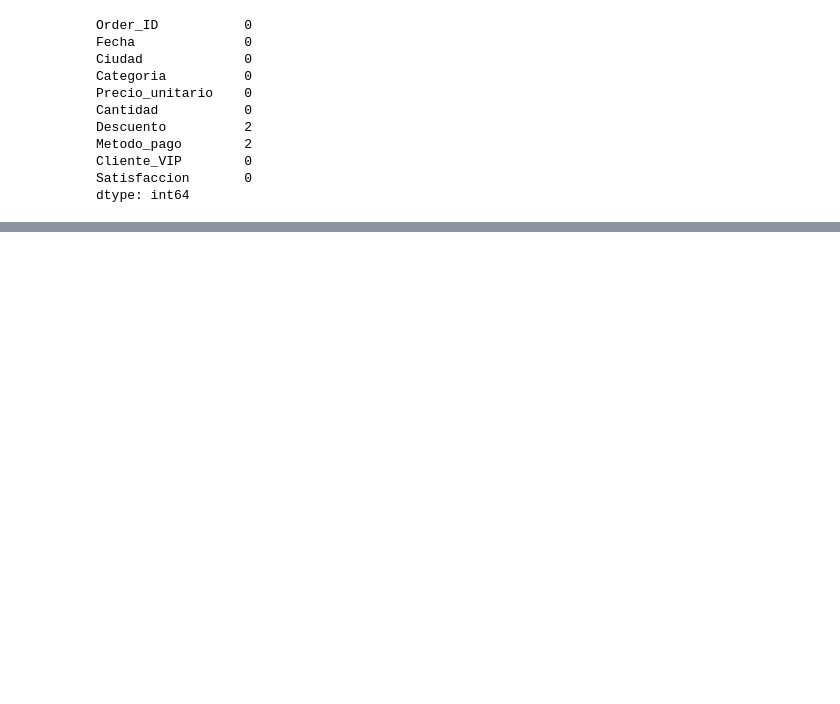
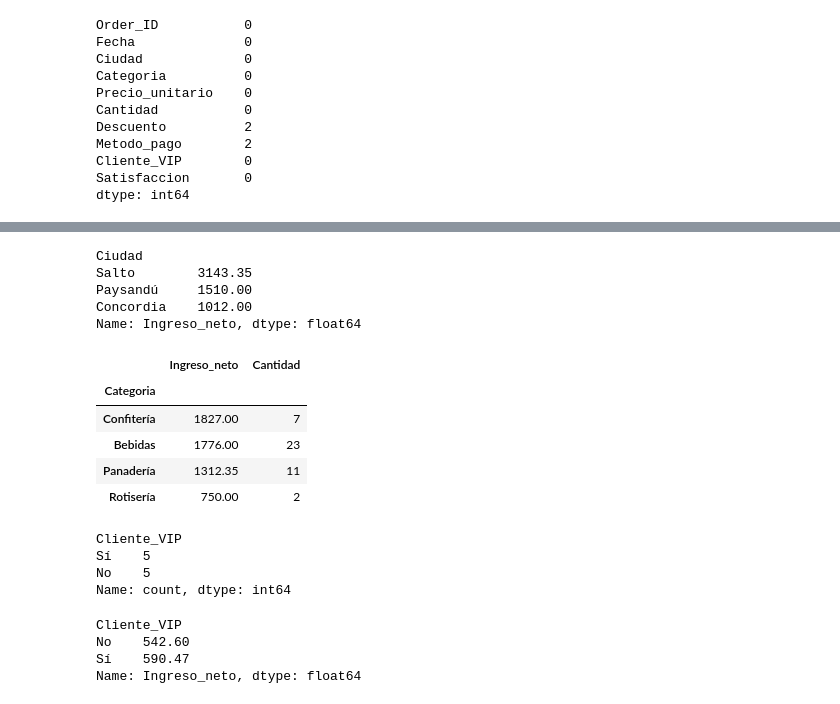
Before and after one commit to ramiro-pereirasft/practica-3-data-cleaning, a Jupyter notebook: notebooks/p3.ipynb, the cells around one changed output, grey strips where cells are left out. Drawn from its saved outputs; the diff is of its cells as text; code cells hidden in the pictures; blank space fills up the shorter version.

```diff
--- a/notebooks/p3.ipynb
+++ b/notebooks/p3.ipynb
@@ -350,0 +374,3 @@ df['Descuento'] = df['Descuento'].fillna(0)
+# %%
+df['Ingreso_bruto'] = df['Precio_unitario'] * df['Cantidad']
+df['Ingreso_neto'] = df['Ingreso_bruto'] * (1 - df['Descuento'])
@@ -350,0 +386,2 @@ df['Descuento'] = df['Descuento'].fillna(0)
+# %%
+df["Venta_alta"] = np.where(df["Cantidad"] > 5, "Sí", "No")
@@ -350,0 +447,31 @@ df['Descuento'] = df['Descuento'].fillna(0)
+# %%
+df.groupby("Ciudad")["Ingreso_neto"].sum().sort_values(ascending = False)  #sort_values para ordenar
+# %% [output]
+Ciudad
+Salto        3143.35
+Paysandú     1510.00
+Concordia    1012.00
+Name: Ingreso_neto, dtype: float64
+# %%
+df.groupby('Categoria')[['Ingreso_neto','Cantidad']].sum().sort_values('Ingreso_neto', ascending = False)
+# %% [output]
+|  | Ingreso_neto | Cantidad |
+| Categoria |  |  |
+| Confitería | 1827.00 | 7 |
+| Bebidas | 1776.00 | 23 |
+| Panadería | 1312.35 | 11 |
+| Rotisería | 750.00 | 2 |
+# %%
+df['Cliente_VIP'].value_counts()
+# %% [output]
+Cliente_VIP
+Sí    5
+No    5
+Name: count, dtype: int64
+# %%
+df.groupby("Cliente_VIP")["Ingreso_neto"].mean()
+# %% [output]
+Cliente_VIP
+No    542.60
+Sí    590.47
+Name: Ingreso_neto, dtype: float64
```
Also changed, not shown: parts of 11 cells of this notebook.
